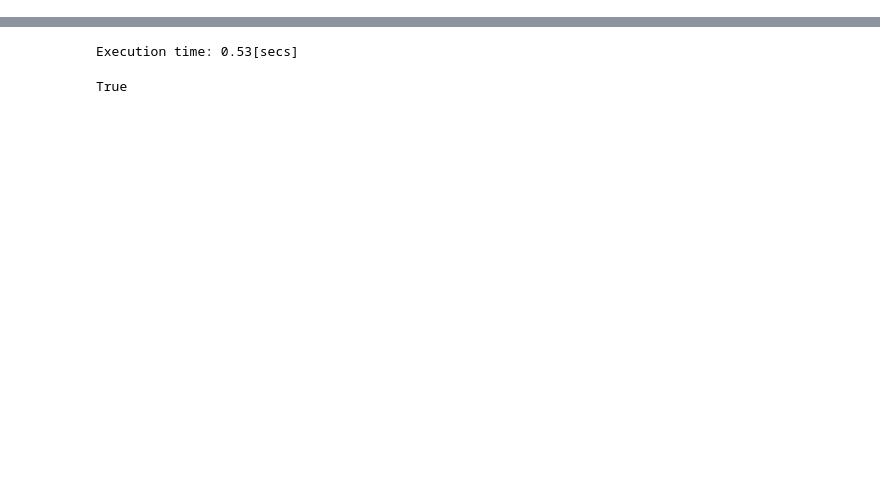
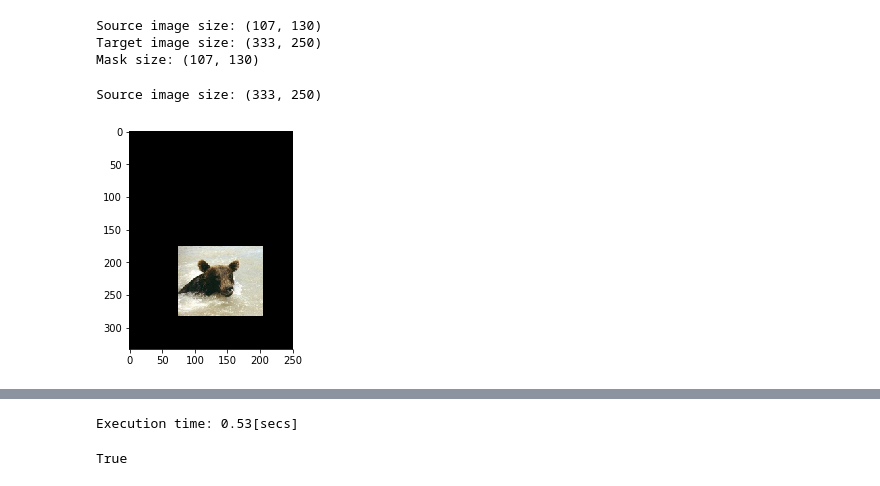
Before and after one commit to Ling6427/ACG_HW3_, a Jupyter notebook: poisson_image_editing.ipynb, the cells around one changed output, grey strips where cells are left out. Saved outputs shown, nothing was run; the diff lists cells and outputs as text; code cells hidden in the pictures; blank space fills up the shorter version.

```diff
--- a/poisson_image_editing.ipynb
+++ b/poisson_image_editing.ipynb
@@ -77,4 +78,48 @@ def solver(src, dst, mask):
     for i, index in enumerate(pointer):
         copydst[index] = Matx[0][i]
     return copydst
+# %%
+#start = time.time()
+
+##=============load image =================##
+
+imgsrc = cv2.imread("img/bear.jpg", cv2.IMREAD_COLOR)
+imgdst = cv2.imread("img/pool-target.jpg", cv2.IMREAD_COLOR)
+imgmask = cv2.imread("img/bear-mask.jpg", cv2.IMREAD_GRAYSCALE)
+offset = (0, 5)
+
+print('Source image size:', imgsrc.shape[:-1])
+#plt.imshow(imgsrc[:,:,::-1]) # this is a trick to display the image in here
+#plt.show()
+print('Target image size:', imgdst.shape[:-1])
+#plt.imshow(imgdst[:,:,::-1])
+#plt.show()
+print('Mask size:', imgmask.shape)
+#plt.imshow(imgmask, cmap='gray')
+#plt.show()
+# %% [output]
+Source image size: (107, 130)
+Target image size: (333, 250)
+Mask size: (107, 130)
+# %%
+y_max, x_max = imgdst.shape[:-1]
+y_min, x_min = 0, 0
+x_range = x_max - x_min
+y_range = y_max - y_min
+
+for i in range(0, 20):
+    M = np.float32([[1, 0, offset[0]], [0, 1, offset[1]]])
+    imgsrc = cv2.warpAffine(imgsrc, M, (x_range, y_range))
+    imgmask = cv2.warpAffine(imgmask, M, (x_range, y_range))
+for i in range(0, 15):
+    M = np.float32([[1, 0, offset[1]], [0, 1, offset[1]]])
+    imgsrc = cv2.warpAffine(imgsrc, M, (x_range, y_range))
+    imgmask = cv2.warpAffine(imgmask, M, (x_range, y_range))
+
+print('Source image size:', imgsrc.shape[:-1])
+plt.imshow(imgsrc[:,:,::-1])
+plt.show()
+# %% [output]
+Source image size: (333, 250)
+[figure, added]
 # %%
```
Also changed, not shown: parts of 2 cells of this notebook, 1 other file.
